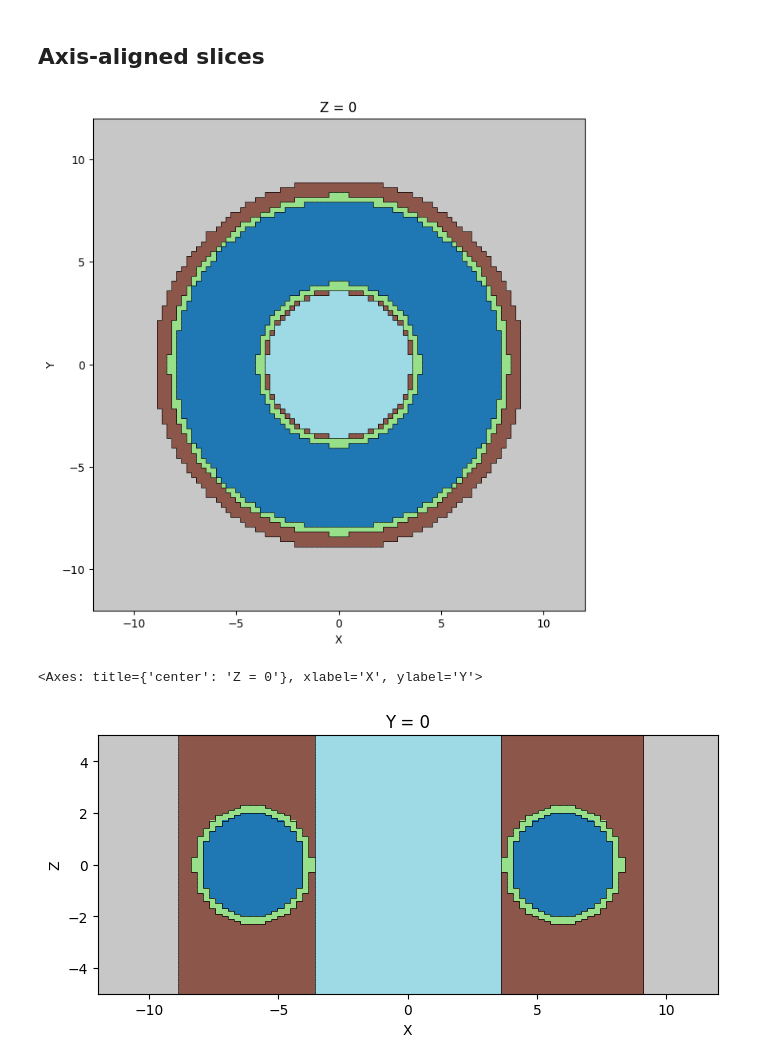
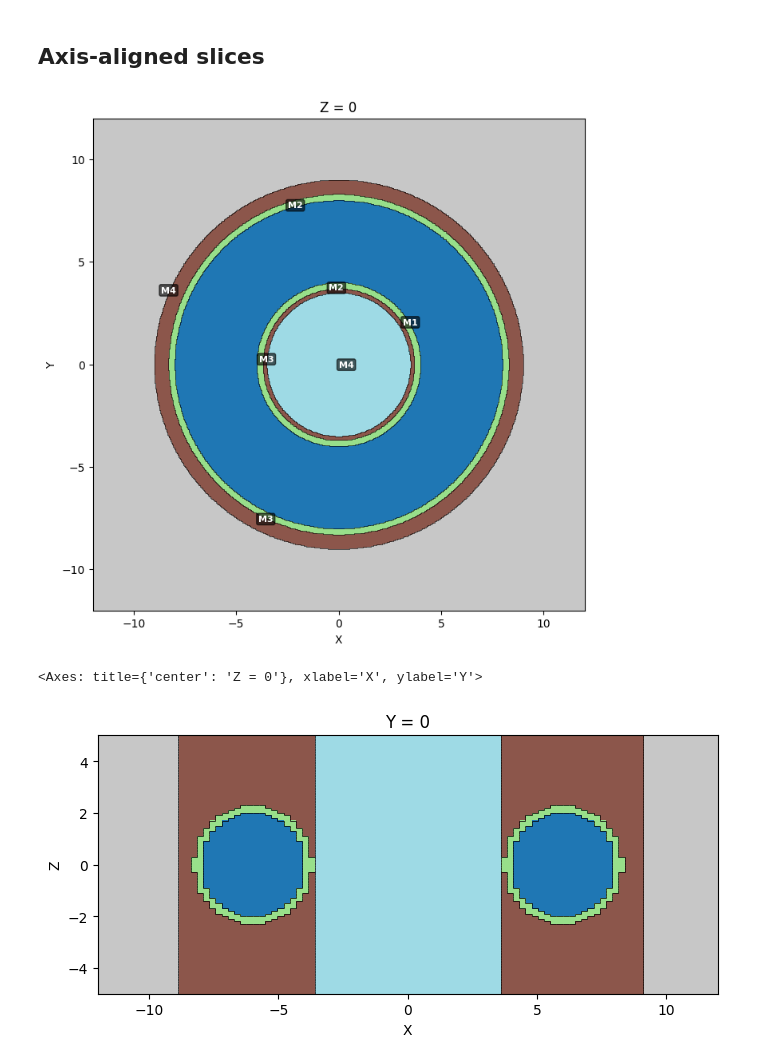
Before and after one commit to giovanni-mariano/aleathor, a Jupyter notebook: examples/04_visualization.ipynb, the cells around one changed output. Saved outputs shown, nothing was run; the diff lists cells and outputs as text; code cells hidden in the pictures.

```diff
--- a/examples/04_visualization.ipynb
+++ b/examples/04_visualization.ipynb
@@ -60,9 +62,9 @@ print(model)
 ## Axis-aligned slices
 # %%
 # XY midplane
-model.plot(z=0, bounds=(-12, 12, -12, 12))
+model.plot(z=0, bounds=(-12, 12, -12, 12), resolution=(800, 800), show_material_labels=True)
 # %% [output]
-[figure, old version]
+[figure, new version]
 <Axes: title={'center': 'Z = 0'}, xlabel='X', ylabel='Y'>
 # %%
 # XZ vertical cross-section
```
Also changed, not shown: parts of 6 cells of this notebook, 29 other files.
